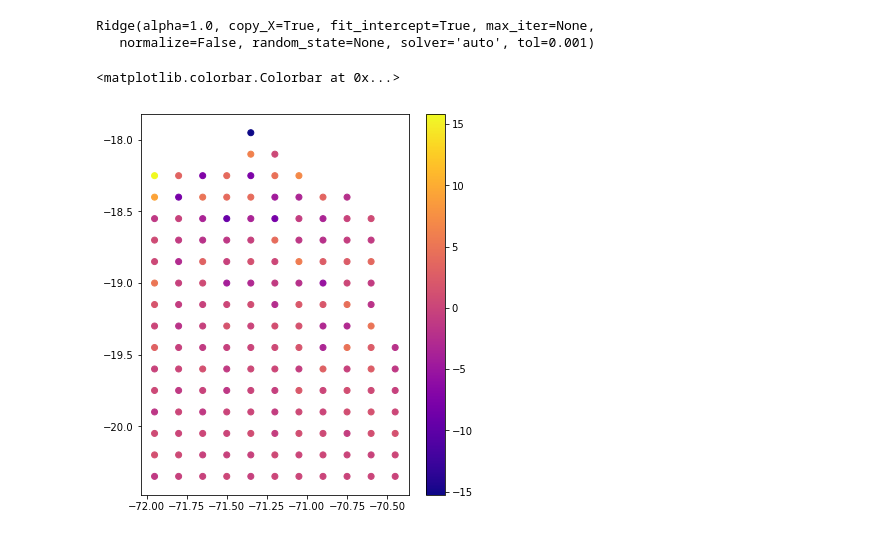
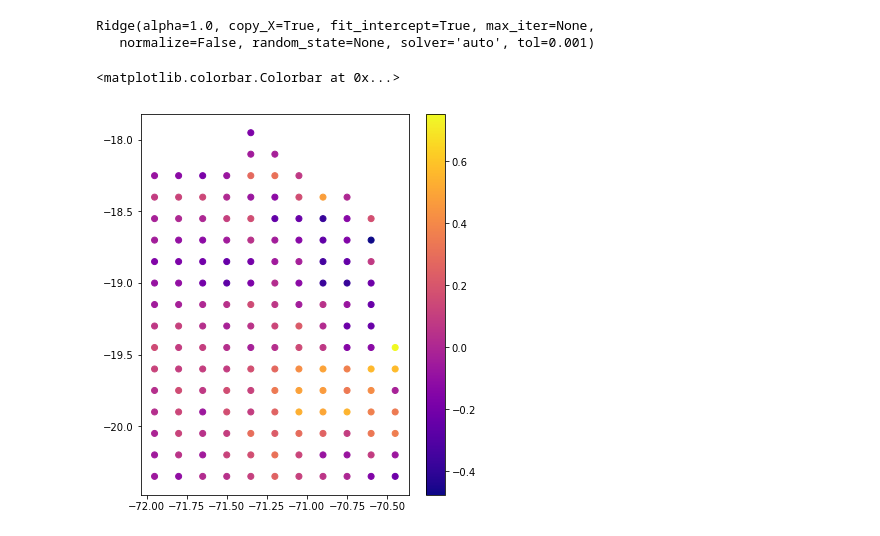
Before and after one commit to cvalenzu/ELM-Tsunami-inversion, a Jupyter notebook: Ridge Inversion.ipynb, the cells around one changed output. Cells and saved outputs as stored; diff of their text form; code cells hidden in the pictures.

```diff
--- a/Ridge Inversion.ipynb
+++ b/Ridge Inversion.ipynb
@@ -103,11 +104,11 @@ Ridge(alpha=1.0, copy_X=True, fit_intercept=True, max_iter=None,
 # %%
 #Source points used
 plt.figure(figsize=(6,7))
-plt.scatter(u[:,0],u[:,1],c=w_lsqr,cmap="plasma")
+plt.scatter(u[:,0],u[:,1],c=reg.coef_,cmap="plasma")
 plt.colorbar()
 # %% [output]
 <matplotlib.colorbar.Colorbar at 0x...>
-[figure, old version]
+[figure, new version]
 # %%
 #Plotting solutions with rigde regression
 for A_test_i, b_test_i,title in zip(AA_test,bb_test,sensors):
```
Also changed, not shown: parts of 2 cells of this notebook, 3 other files.
